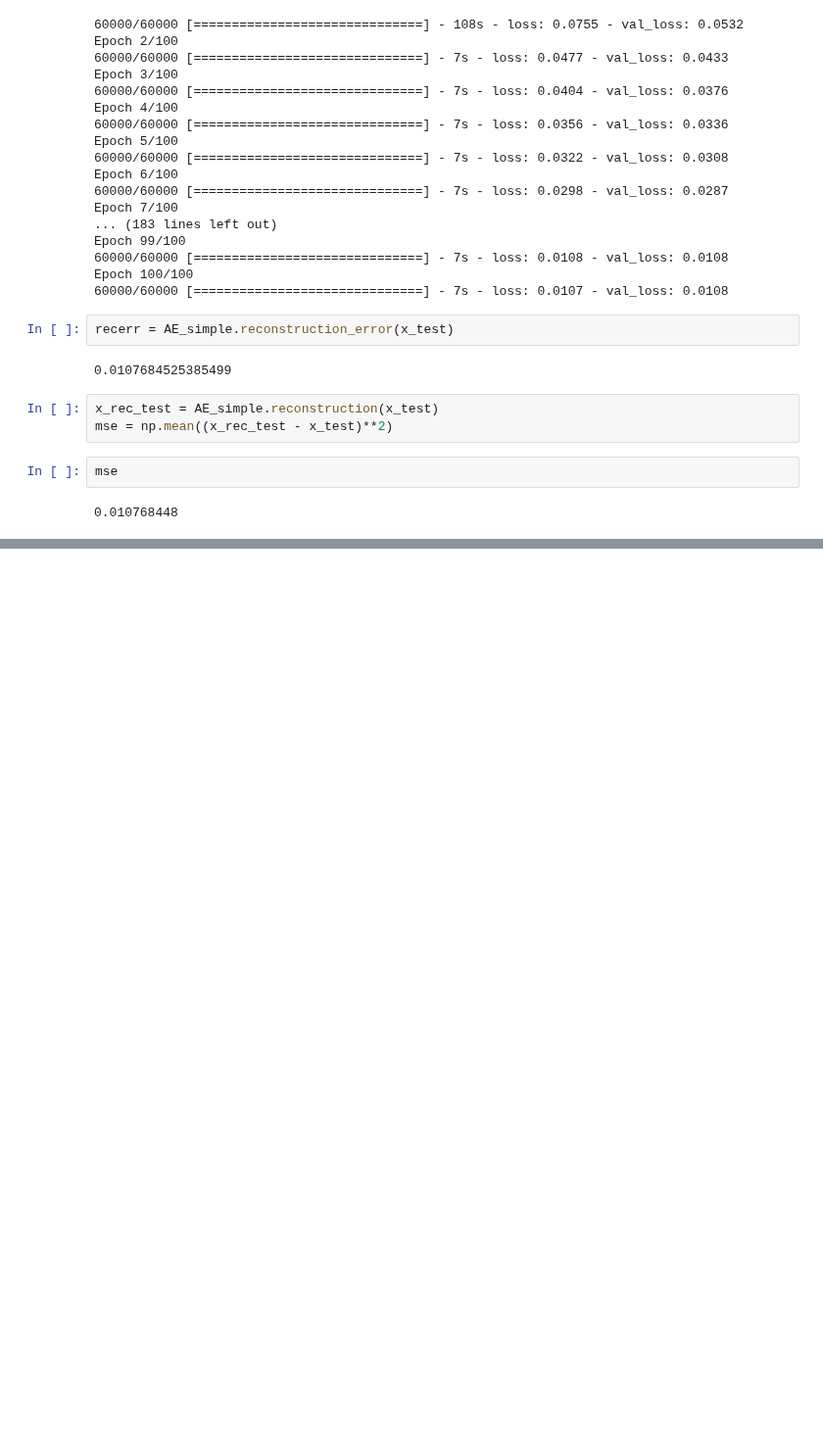
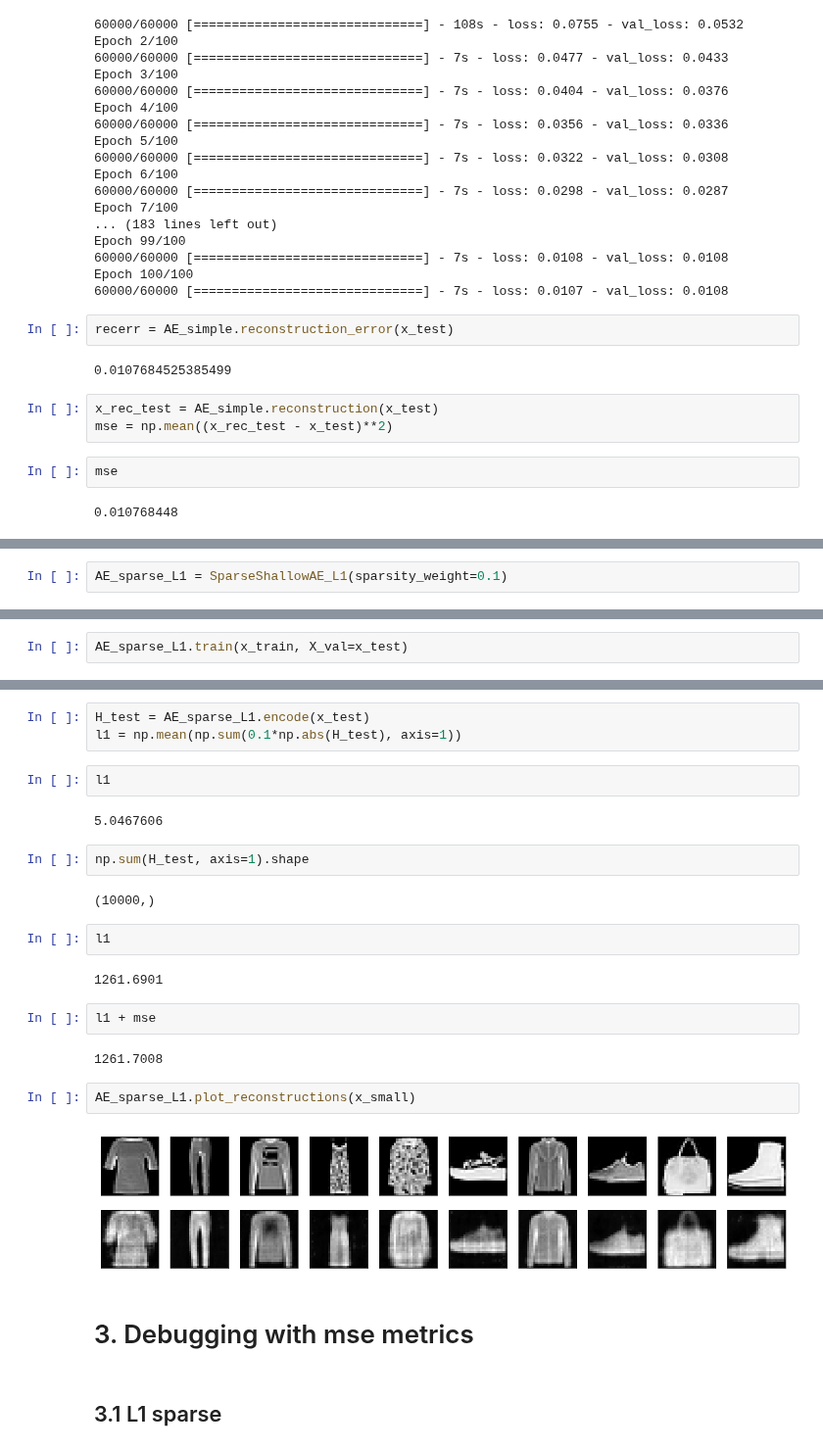
Before and after one commit to PonchonB/Mathematical_Morphologies_And_Deep_Learning, a Jupyter notebook: Notebooks/CUDAserverEnvironment.ipynb, the cells around one changed output, grey strips where cells are left out. Shown at 98% size. Saved outputs shown, nothing was run; the diff lists cells and outputs as text; blank space fills up the shorter version.

```diff
--- a/Notebooks/CUDAserverEnvironment.ipynb
+++ b/Notebooks/CUDAserverEnvironment.ipynb
@@ -191,0 +196,2 @@ mse
+# %%
+AE_sparse_L1 = SparseShallowAE_L1(sparsity_weight=0.1)
@@ -191,0 +208,2 @@ mse
+# %%
+AE_sparse_L1.train(x_train, X_val=x_test)
@@ -191,0 +245,27 @@ mse
+# %%
+H_test = AE_sparse_L1.encode(x_test)
+l1 = np.mean(np.sum(0.1*np.abs(H_test), axis=1))
+# %%
+l1
+# %% [output]
+5.0467606
+# %%
+np.sum(H_test, axis=1).shape
+# %% [output]
+(10000,)
+# %%
+l1
+# %% [output]
+1261.6901
+# %%
+l1 + mse
+# %% [output]
+1261.7008
+# %%
+AE_sparse_L1.plot_reconstructions(x_small)
+# %% [output]
+[figure, added]
+# %% [markdown]
+# 3. Debugging with mse metrics
+# %% [markdown]
+## 3.1 L1 sparse
```
Also changed, not shown: parts of 45 cells of this notebook, 10 other files.
